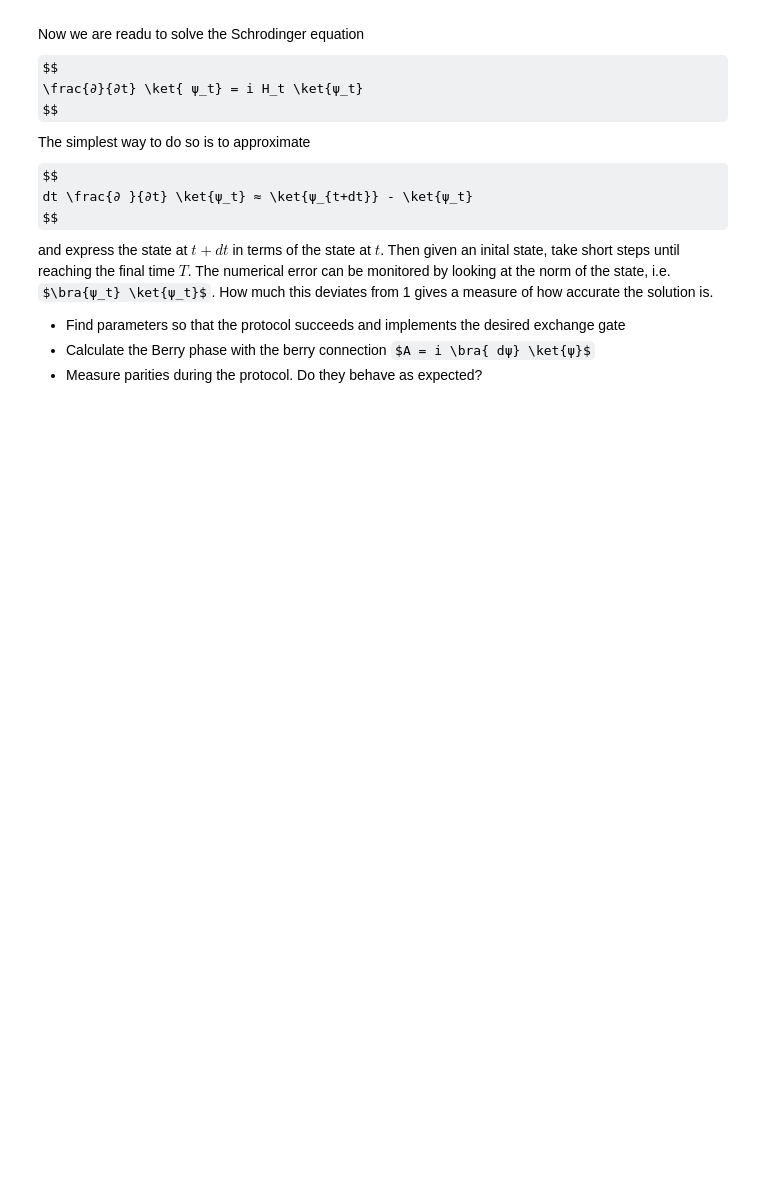
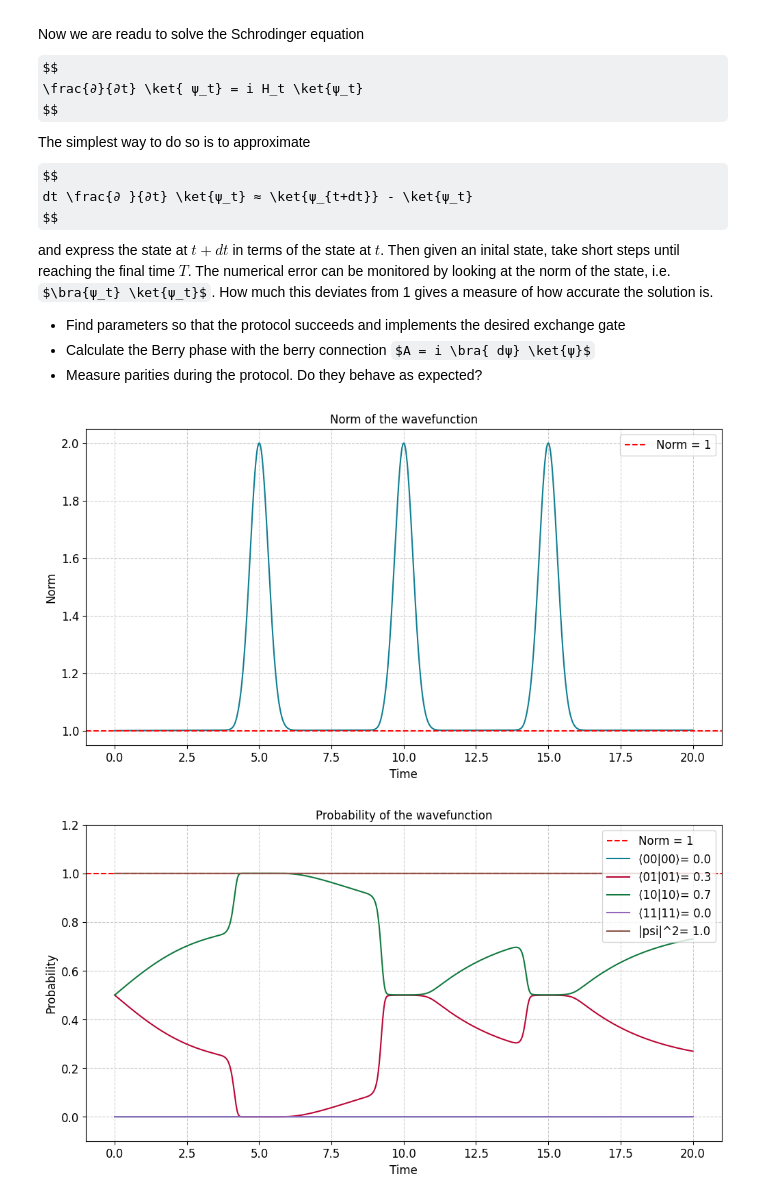
Before and after one commit to hishemok/FYS5419, a Jupyter notebook: Project_2/Braiding_project.ipynb, the cells around one changed output. Drawn from its saved outputs; the diff is of its cells as text; code cells hidden in the pictures; some formulas as TeX source; blank space fills up the shorter version.

```diff
--- a/Project_2/Braiding_project.ipynb
+++ b/Project_2/Braiding_project.ipynb
@@ -502,3 +502,60 @@ and express the state at $t+dt$ in terms of the state at $t$. Then given an init
  - Find parameters so that the protocol succeeds and implements the desired exchange gate
  - Calculate the Berry phase with the berry connection $A = i \bra{ dψ} \ket{ψ}$
  - Measure parities during the protocol. Do they behave as expected?
+# %%
+delta_max = 100.0
+delta_min = 0.1
+s = 5
+
+T = 20
+dt = 0.01
+timesteps = int(T / dt)
+times = np.linspace(0, T, timesteps)
+
+
+H0 = H_t(0, T, delta_max, delta_min, s)
+e_vals, e_vecs = np.linalg.eigh(H0)
+
+psi = np.zeros((timesteps,4), dtype=complex)
+psi[0] = e_vecs[:, 0]  # Ground state
+
+
+norms = np.zeros(timesteps)
+norms[0] = np.linalg.norm(psi[0])**2
+
+for i in range(1,timesteps):
+    Hi = H_t(times[i], T, delta_max, delta_min, s)
+
+    # print(np.linalg.norm(Hi))
+    psi[i] = psi[i-1] + 1j * Hi @ psi[i-1] * dt
+    norm = np.linalg.norm(psi[i])
+    psi[i] /= norm  # Normalize the wavefunction
+
+    norms[i] = norm
+
+plt.figure(figsize=(12, 6))
+plt.plot(times, norms)
+plt.xlabel('Time', fontsize=12)
+plt.ylabel('Norm', fontsize=12)
+plt.title('Norm of the wavefunction', fontsize=12)
+plt.axhline(1, color='r', linestyle='--', label='Norm = 1')
+plt.legend()
+plt.show()
+
+
+plt.figure(figsize=(12, 6))
+plt.axhline(1, color='r', linestyle='--', label='Norm = 1')
+plt.plot(times, np.abs(psi[:,0])**2, label=f'⟨00|00⟩= {np.mean(np.abs(psi[:,0])**2):.1f}')
+plt.plot(times, np.abs(psi[:,1])**2, label=f'⟨01|01⟩= {np.mean(np.abs(psi[:,1])**2):.1f}')
+plt.plot(times, np.abs(psi[:,2])**2, label=f'⟨10|10⟩= {np.mean(np.abs(psi[:,2])**2):.1f}')
+plt.plot(times, np.abs(psi[:,3])**2, label=f'⟨11|11⟩= {np.mean(np.abs(psi[:,3])**2):.1f}')
+plt.plot(times, np.linalg.norm(psi,axis=1)**2, label=f'|psi|^2= {np.mean(np.linalg.norm(psi,axis=1)**2):.1f}')
+plt.xlabel('Time', fontsize=12)
+plt.ylabel('Probability', fontsize=12)
+plt.ylim(-0.1, 1.2)
+plt.title('Probability of the wavefunction', fontsize=12)
+plt.legend( loc='upper right')
+plt.show()
+# %% [output]
+[figure, added]
+[figure, added]
```
Also changed, not shown: parts of 1 cell of this notebook.
